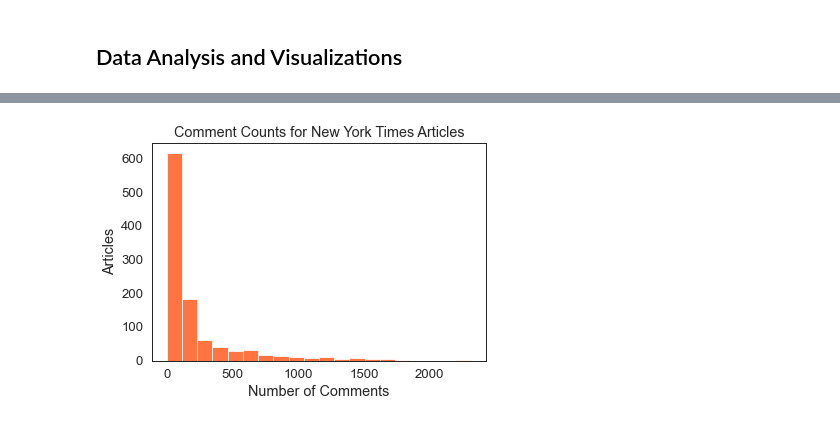
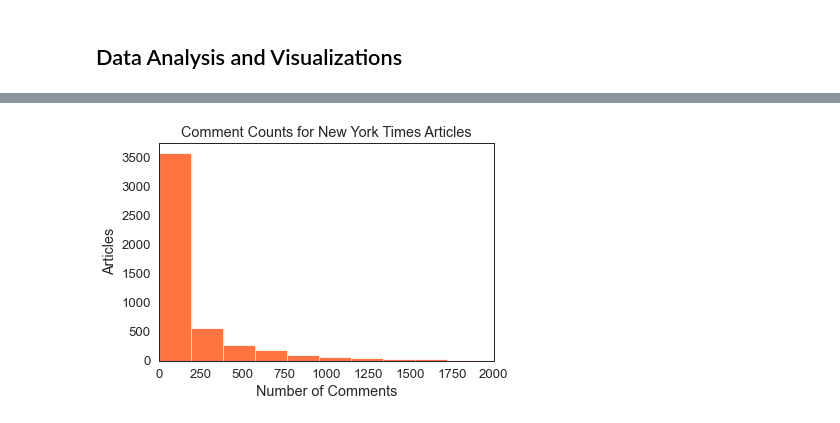
Before and after one commit to advanced-ml-project/project, a Jupyter notebook: sentiment_scores.ipynb, the cells around one changed output, grey strips where cells are left out. Drawn from its saved outputs; the diff is of its cells as text; code cells hidden in the pictures.

Commit message:
updating sentiment scores to pull from data cleaning

```diff
--- a/sentiment_scores.ipynb
+++ b/sentiment_scores.ipynb
@@ -38,13 +38,14 @@ def getScore(string):
   return scoreDict["compound"]
 # %%
 # data import
-# Note: for initial testing using NYT article dataset
+# Note: using datasets from data cleaning notebook
 file_path = './'
-data_comment_file = "CommentsJan2018.csv"
-data_post_file = "ArticlesJan2018.csv"
-export_name = "df_w_scores.csv"
+data_comment_file = "comments.csv"
+data_post_file = "articles.csv"
+export_name = "articles_w_scores.csv"
 
 comments = pd.read_csv(file_path + "data/" + data_comment_file)
+comments = comments[comments.commentBody.notnull()]
 # %%
 # applying scores
 comments["vaderScore"] = comments["commentBody"].map(getScore)
@@ -156,14 +167,15 @@ plot.savefig(file_path + "images/oped_top10.png")
 # %%
 # graphing comment counts
 
 plot = sns.histplot(x='commentCount',
                    data=articles,
                    bins=20,
                    color='orangered')
 
 plot.set(title="Comment Counts for New York Times Articles",
-         ylabel="Articles", xlabel="Number of Comments")
+         ylabel="Articles", xlabel="Number of Comments",
+         xlim=(0, 2000))
 
 plt.savefig(file_path + "images/commentCounts.png")
 # %% [output]
-[figure, old version]
+[figure, new version]
```
Also changed, not shown: parts of 5 cells of this notebook, 5 other files.
